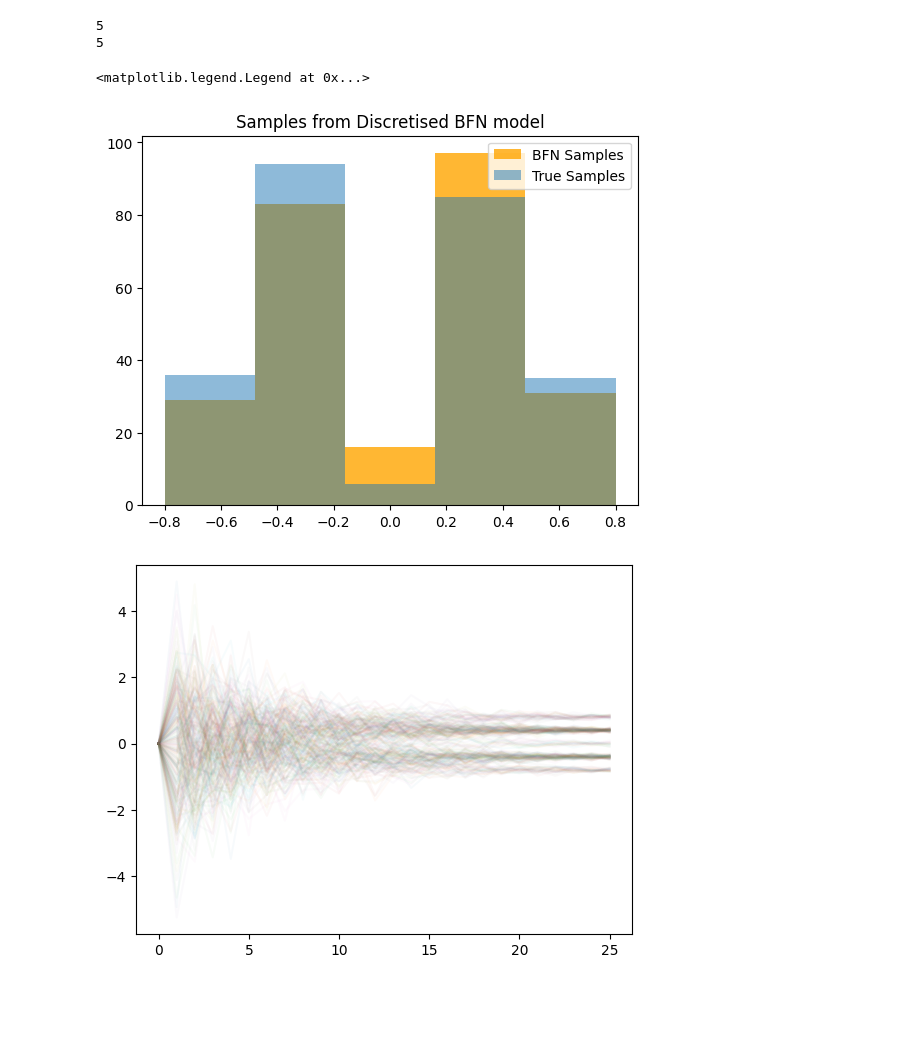
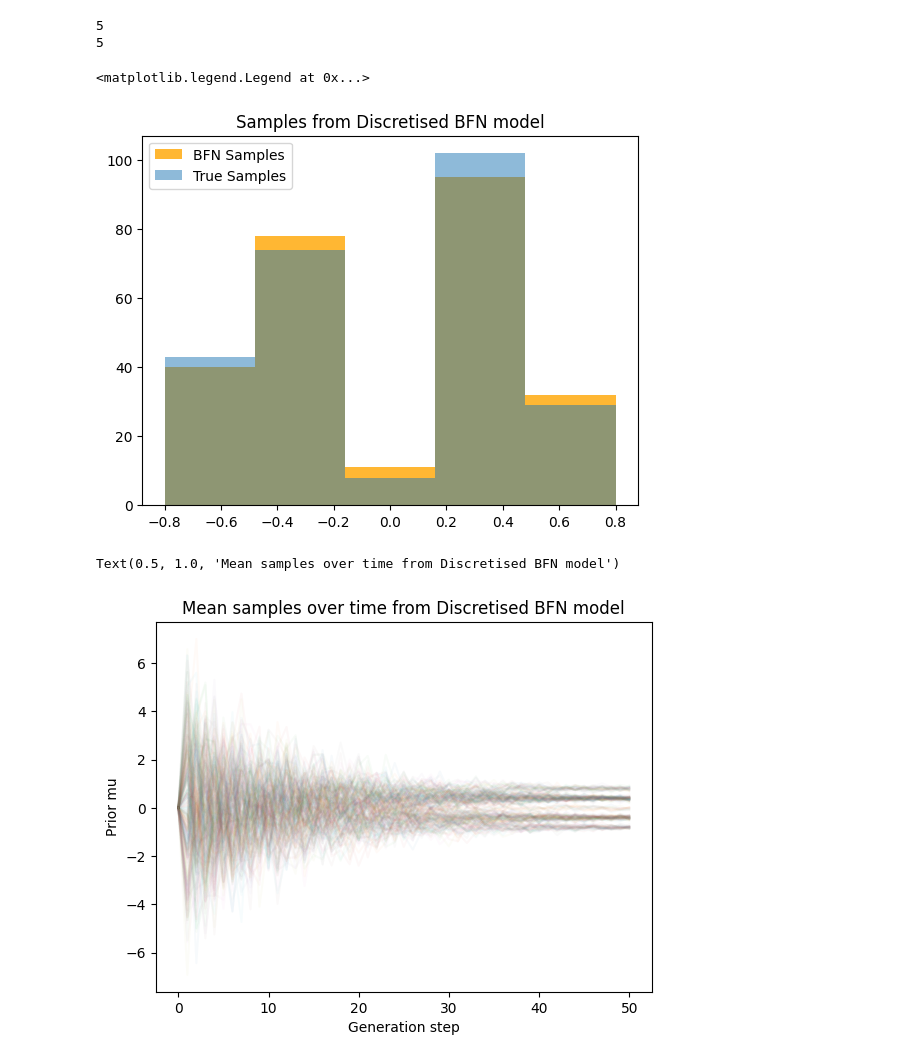
Before and after one commit to rupertmenneer/bayesian_flow, a Jupyter notebook: discretised/training_discretised.ipynb, the cells around one changed output. Cells and saved outputs as stored; diff of their text form; code cells hidden in the pictures; blank space fills up the shorter version.

```diff
--- a/discretised/training_discretised.ipynb
+++ b/discretised/training_discretised.ipynb
@@ -99,7 +99,7 @@ dataloader = DataLoader(dataset, batch_size=bs, shuffle=True)
 batch = next(iter(dataloader))
 batch.shape
 with ema.average_parameters():
-    samples, priors = bfn_model.sample_generation_for_discretised_data(n_steps=25, bs=bs)
+    samples, priors = bfn_model.sample_generation_for_discretised_data(bs=bs)
     samples = samples.to(torch.float32)
 
 plt.hist(samples.detach().numpy(), alpha=0.8, bins=k, label='BFN Samples', color='orange')
@@ -108,8 +108,12 @@ plt.title('Samples from Discretised BFN model')
 plt.legend()
 # %% [output]
 <matplotlib.legend.Legend at 0x...>
-[figure, old version]
+[figure, new version]
 # %%
 plt.plot(priors.detach().numpy()[:, :, 0, :].squeeze().T, label='Prior mu', alpha=0.03);
+plt.xlabel('Generation step')
+plt.ylabel('Prior mu')
+plt.title('Mean samples over time from Discretised BFN model')
 # %% [output]
+Text(0.5, 1.0, 'Mean samples over time from Discretised BFN model')
-[figure, old version]
+[figure, new version]
```
Also changed, not shown: 1 other file.
